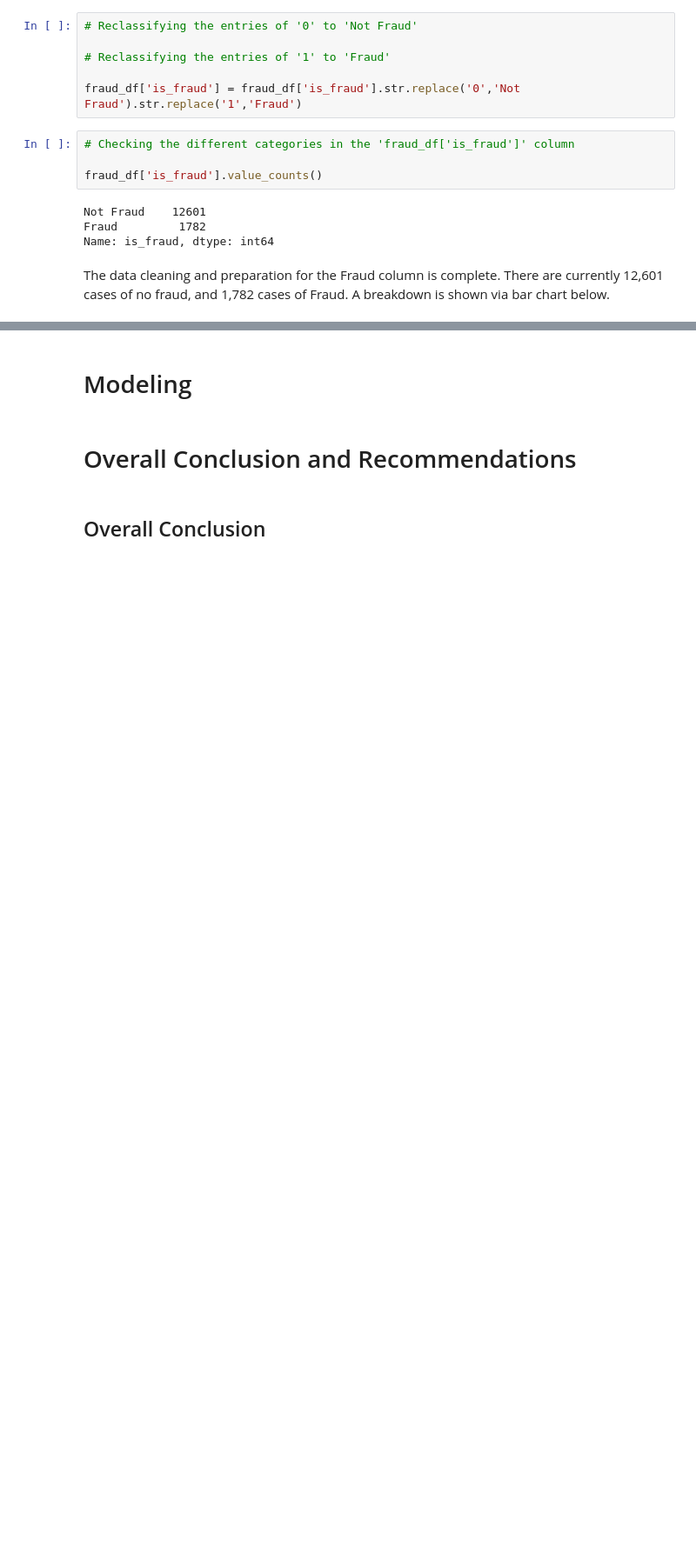
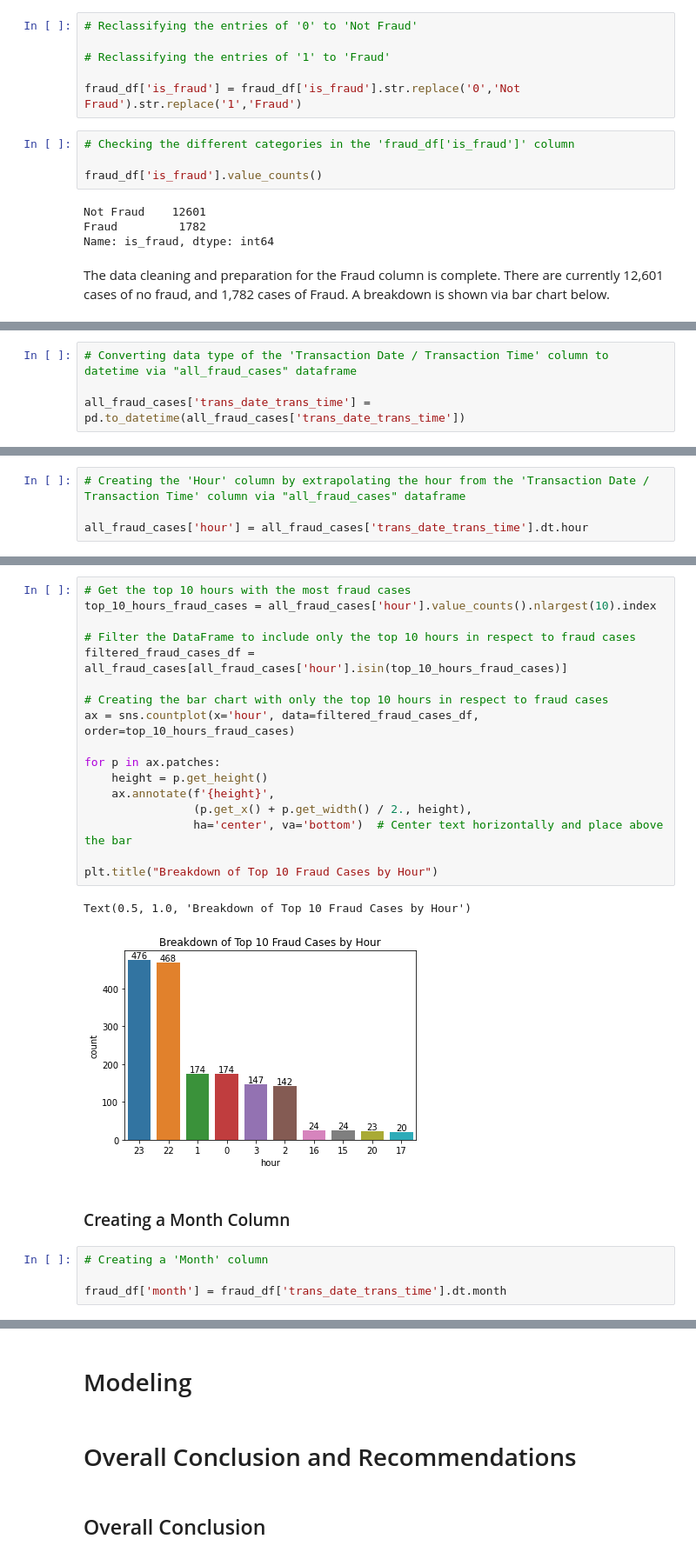
Before and after one commit to keithotuomagie/credit_card_fraud_model, a Jupyter notebook: notebook.ipynb, the cells around one changed output, grey strips where cells are left out. Shown at 87% size. Saved outputs shown, nothing was run; the diff lists cells and outputs as text; blank space fills up the shorter version.

```diff
--- a/notebook.ipynb
+++ b/notebook.ipynb
@@ -894,0 +1171,4 @@ The data cleaning and preparation for the Fraud column is complete.  There are c
+# %%
+# Converting data type of the 'Transaction Date / Transaction Time' column to datetime via "all_fraud_cases" dataframe
+
+all_fraud_cases['trans_date_trans_time'] = pd.to_datetime(all_fraud_cases['trans_date_trans_time'])
@@ -894,0 +1197,4 @@ The data cleaning and preparation for the Fraud column is complete.  There are c
+# %%
+# Creating the 'Hour' column by extrapolating the hour from the 'Transaction Date / Transaction Time' column via "all_fraud_cases" dataframe
+
+all_fraud_cases['hour'] = all_fraud_cases['trans_date_trans_time'].dt.hour
@@ -894,0 +1265,26 @@ The data cleaning and preparation for the Fraud column is complete.  There are c
+# %%
+# Get the top 10 hours with the most fraud cases
+top_10_hours_fraud_cases = all_fraud_cases['hour'].value_counts().nlargest(10).index
+
+# Filter the DataFrame to include only the top 10 hours in respect to fraud cases
+filtered_fraud_cases_df = all_fraud_cases[all_fraud_cases['hour'].isin(top_10_hours_fraud_cases)]
+
+# Creating the bar chart with only the top 10 hours in respect to fraud cases
+ax = sns.countplot(x='hour', data=filtered_fraud_cases_df, order=top_10_hours_fraud_cases)
+
+for p in ax.patches:
+    height = p.get_height()
+    ax.annotate(f'{height}',
+                (p.get_x() + p.get_width() / 2., height),
+                ha='center', va='bottom')  # Center text horizontally and place above the bar
+
+plt.title("Breakdown of Top 10 Fraud Cases by Hour")
+# %% [output]
+Text(0.5, 1.0, 'Breakdown of Top 10 Fraud Cases by Hour')
+[figure, added]
+# %% [markdown]
+### Creating a Month Column
+# %%
+# Creating a 'Month' column
+
+fraud_df['month'] = fraud_df['trans_date_trans_time'].dt.month
```
Also changed, not shown: parts of 60 cells of this notebook.
